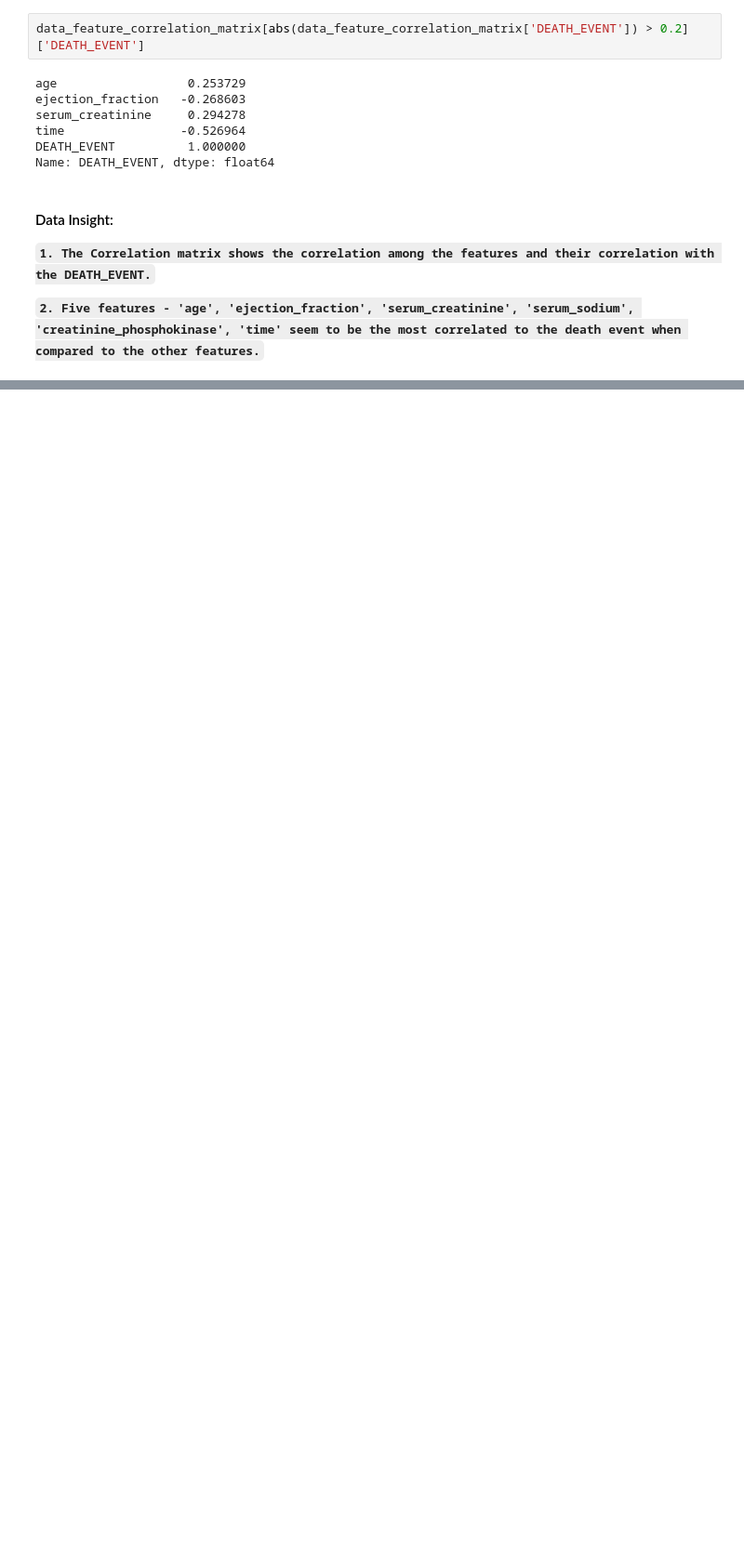
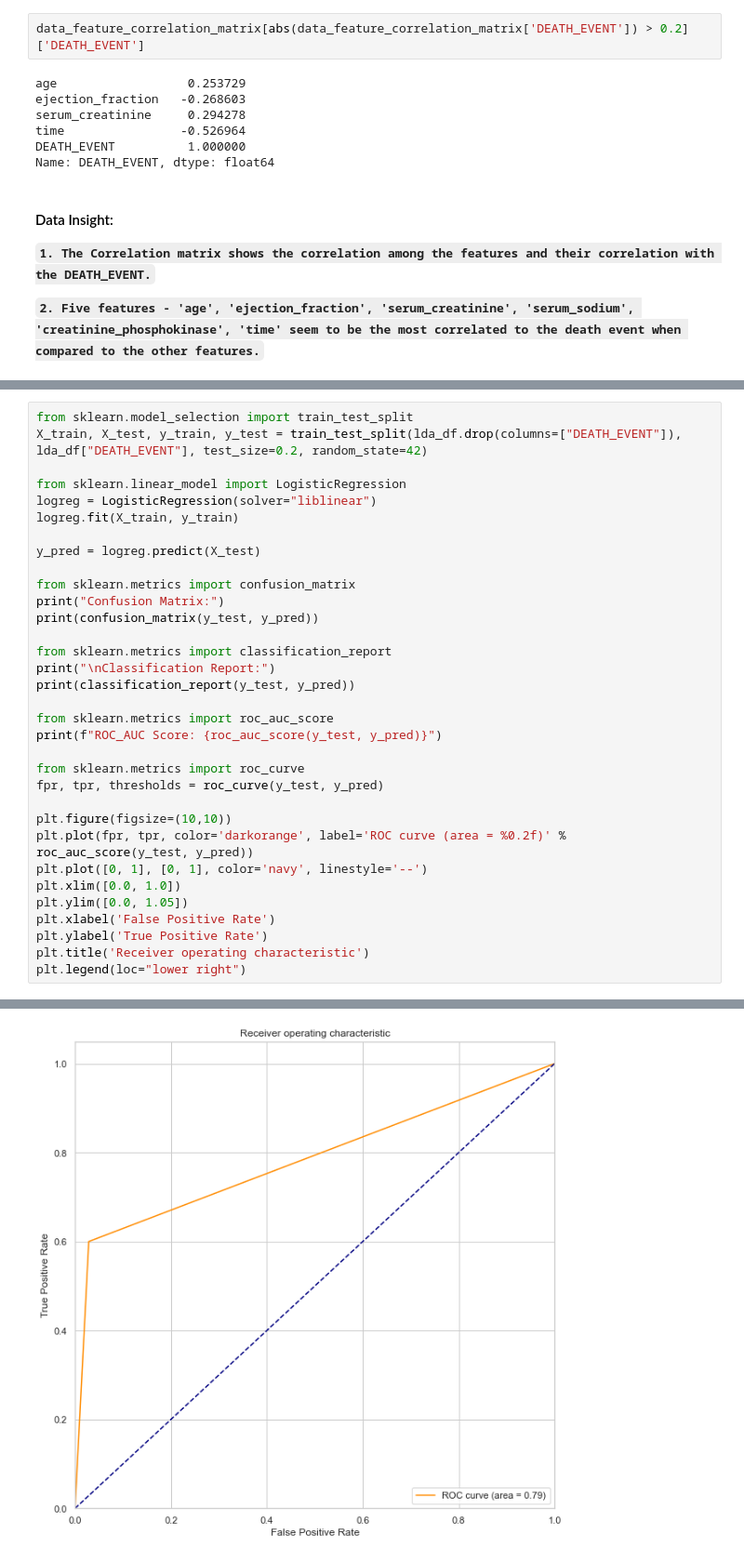
Before and after one commit to khadyothan/ADA, a Jupyter notebook: 3_S20190010040_S20190010129_Project_Code.ipynb, the cells around one changed output, grey strips where cells are left out. Shown at 93% size. Cells and saved outputs as stored; diff of their text form; blank space fills up the shorter version.

```diff
--- a/3_S20190010040_S20190010129_Project_Code.ipynb
+++ b/3_S20190010040_S20190010129_Project_Code.ipynb
@@ -655,0 +860,34 @@ Name: DEATH_EVENT, dtype: float64
+# %%
+from sklearn.model_selection import train_test_split
+X_train, X_test, y_train, y_test = train_test_split(lda_df.drop(columns=["DEATH_EVENT"]), lda_df["DEATH_EVENT"], test_size=0.2, random_state=42)
+
+from sklearn.linear_model import LogisticRegression
+logreg = LogisticRegression(solver="liblinear")
+logreg.fit(X_train, y_train)
+
+y_pred = logreg.predict(X_test)
+
+from sklearn.metrics import confusion_matrix
+print("Confusion Matrix:")
+print(confusion_matrix(y_test, y_pred))
+
+from sklearn.metrics import classification_report
+print("\nClassification Report:")
+print(classification_report(y_test, y_pred))
+
+from sklearn.metrics import roc_auc_score
+print(f"ROC_AUC Score: {roc_auc_score(y_test, y_pred)}")
+
+from sklearn.metrics import roc_curve
+fpr, tpr, thresholds = roc_curve(y_test, y_pred)
+
+plt.figure(figsize=(10,10))
+plt.plot(fpr, tpr, color='darkorange', label='ROC curve (area = %0.2f)' % roc_auc_score(y_test, y_pred))
+plt.plot([0, 1], [0, 1], color='navy', linestyle='--')
+plt.xlim([0.0, 1.0])
+plt.ylim([0.0, 1.05])
+plt.xlabel('False Positive Rate')
+plt.ylabel('True Positive Rate')
+plt.title('Receiver operating characteristic')
+plt.legend(loc="lower right")
+# %% [output]
@@ -655,0 +910 @@ Name: DEATH_EVENT, dtype: float64
+[figure, added]
```
Also changed, not shown: parts of 61 cells of this notebook.
